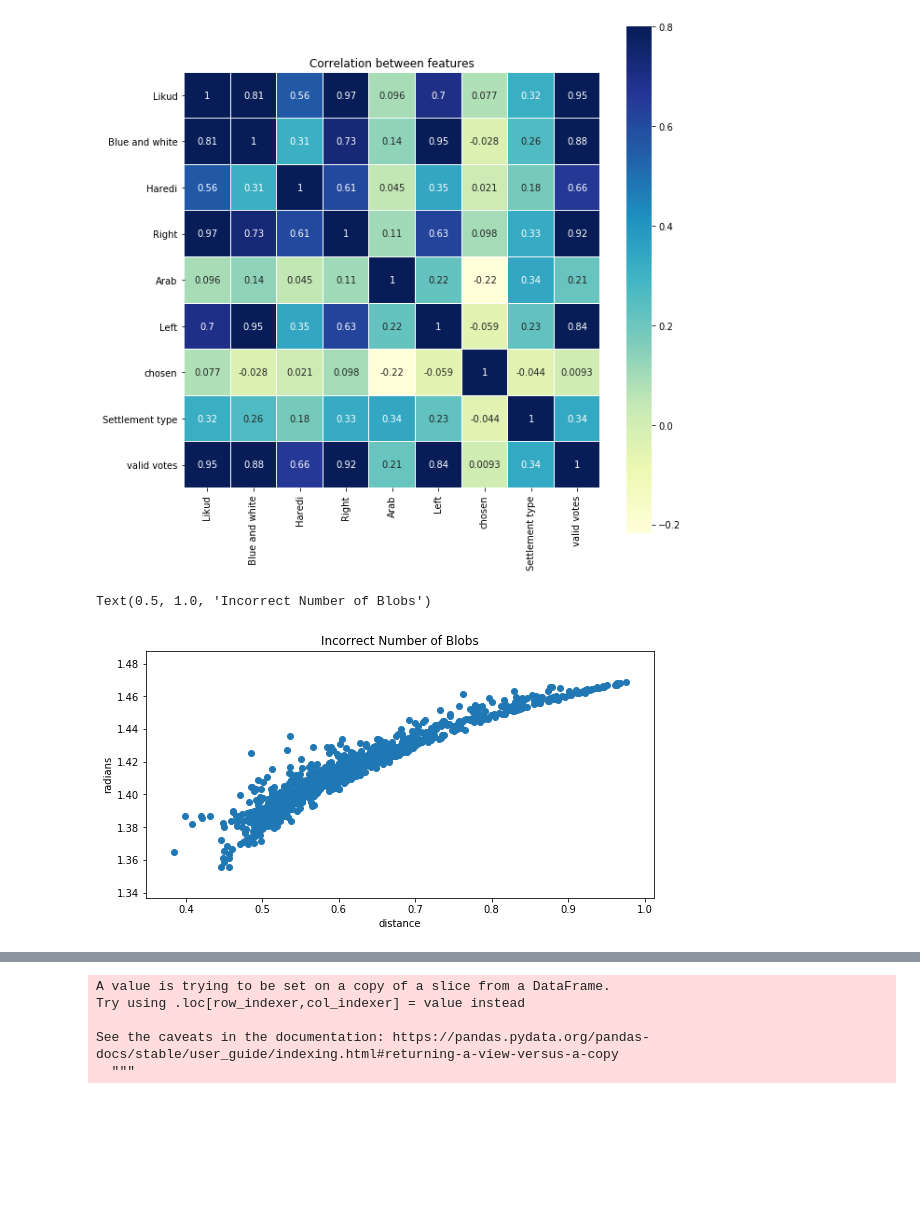
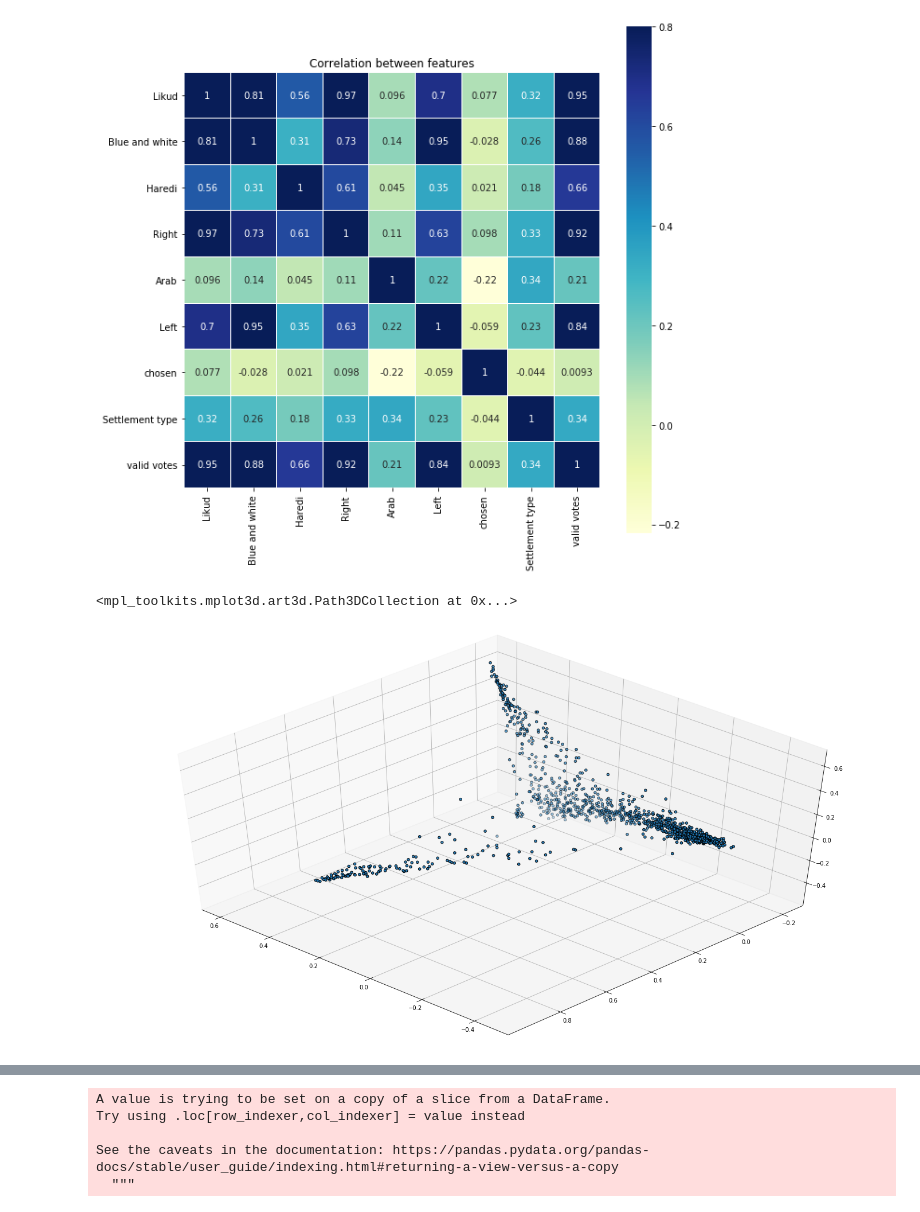
Before and after one commit to gabi939/elections, a Jupyter notebook: elections.ipynb, the cells around one changed output, grey strips where cells are left out. Drawn from its saved outputs; the diff is of its cells as text; code cells hidden in the pictures; blank space fills up the shorter version.

```diff
--- a/elections.ipynb
+++ b/elections.ipynb
@@ -202,6 +202,14 @@ def plot_confusion_matrix(cm, classes,
     plt.tight_layout()
     plt.ylabel('True label', size = 18)
     plt.xlabel('Predicted label', size = 18)
+
+def pca_conversion(vectors):
+    """ PCA conversion for visualiztion"""
+    pca = decomposition.PCA(n_components=3)
+    pca.fit(vectors)
+    vectors_vis = pca.transform(vectors)
+    vectors_vis = pd.DataFrame(vectors_vis,columns = ["x","y","z"])
+    return vectors_vis
 # %%
 le = LabelEncoder()
 
@@ -236,16 +244,16 @@ plt.title('Correlation between features');
 # %% [output]
 [figure]
 # %%
-df_normalized = normalize_to_voting_ratios(df_base)
-vectors = prepare_vectors(df_normalized)
+vectors = normalize_to_voting_ratios(df_base)
+vectors_vis = pca_conversion(df_normalized)
-# %%
-plt.figure(figsize=(20,10))
-plt.subplot(221)
-plt.scatter(vectors["dist"], vectors["angle"])
-plt.xlabel('distance')
-plt.ylabel('radians')
-plt.title("Incorrect Number of Blobs")
-# %% [output]
-Text(0.5, 1.0, 'Incorrect Number of Blobs')
-[figure, removed]
+# %%
+fig = plt.figure(figsize=(20,10))
+plt.clf()
+ax = Axes3D(fig, rect=[0, 0, .95, 1], elev=48, azim=134)
+
+ax.scatter(vectors_vis["x"], vectors_vis["y"], vectors_vis["z"], cmap=plt.cm.nipy_spectral,
+           edgecolor='k')
+# %% [output]
+<mpl_toolkits.mplot3d.art3d.Path3DCollection at 0x...>
+[figure, added]
 # %%
```
Also changed, not shown: parts of 26 cells of this notebook, 2 other files.
